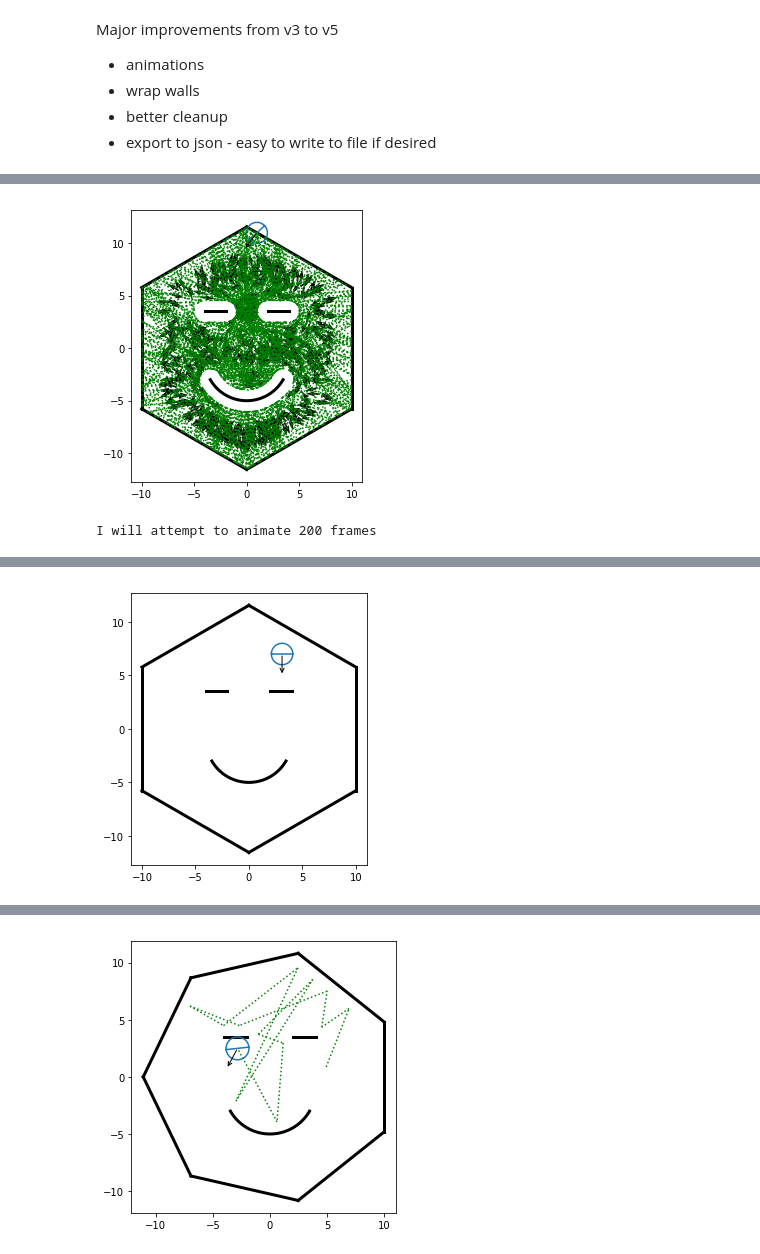
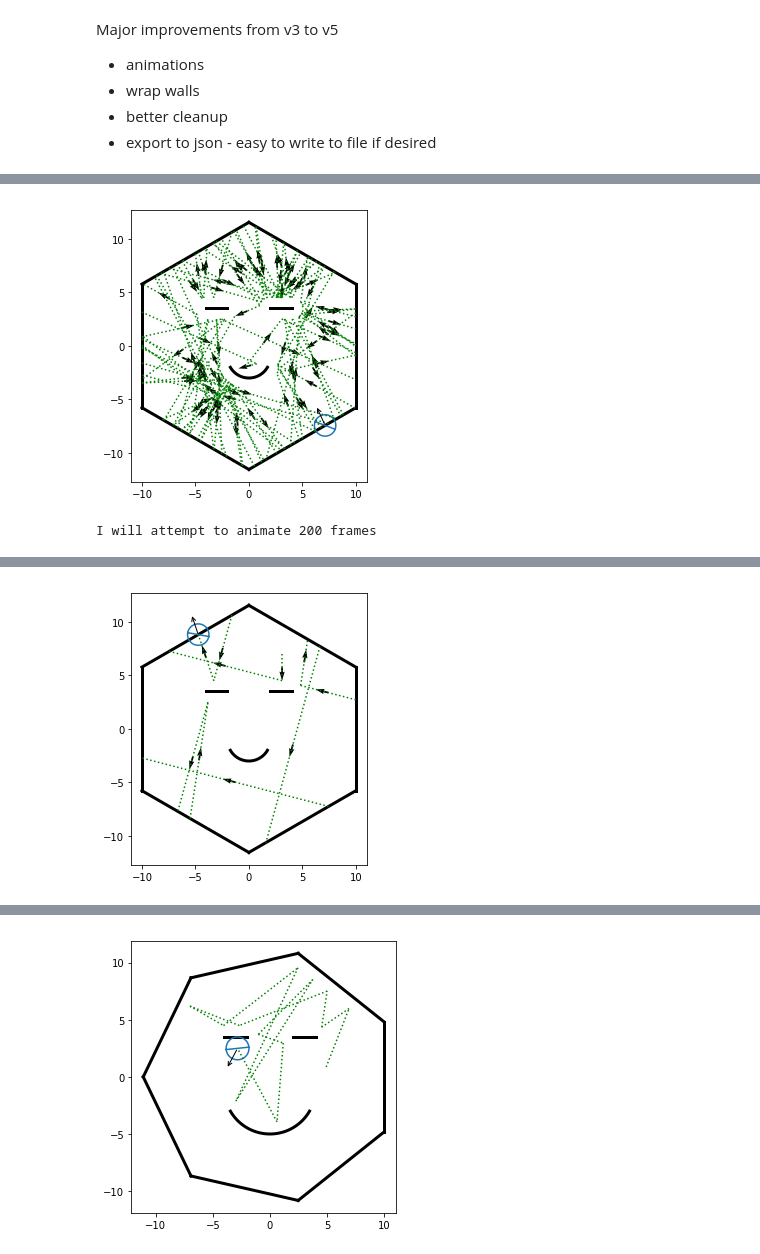
Before and after one commit to npetela/REU_2019, a Jupyter notebook: main_v6.ipynb, the cells around one changed output, grey strips where cells are left out. Drawn from its saved outputs; the diff is of its cells as text; code cells hidden in the pictures.

```diff
--- a/main_v6.ipynb
+++ b/main_v6.ipynb
@@ -735,8 +725,10 @@ def interpolate(part, frame_count=100):
     part['t_interp']    = interp(t_hist) + part['dt_interp']
     part['vel_interp']  = interp(vel_hist)
     part['spin_interp'] = interp(spin_hist)
+
     # position interp - start at collision point and repeatedly add vel*dt until we reach the next collision point
     part['pos_interp']  = interp(pos_hist) + part['vel_interp'] * part['dt_interp'][:,np.newaxis]
+
     # rotation interp - start at rotation at collision point and repeatedly add spin*dt until we reach the next collision point
     theta  = interp(rot_hist) + part['spin_interp'] * part['dt_interp']
     # Convert theta to rotation matrices.  Moveaxis puts the "step" axis in the first position; shape is steps x dim x dim
@@ -758,7 +750,7 @@ def embed_video(fname):
          </video>'''.format(encoded.decode('ascii'))))
 
 
-def animate(part, movie_time=10, frame_rate=60, show_trails=True, save=False, embed=True):
+def animate(part, movie_time=5, frame_rate=40, show_trails=True, save=True, embed=True):
     """
     Create animation
     """
@@ -939,10 +919,10 @@ I will attempt to animate 400 frames
 [interactive output not drawn]
 # %%
 ## Wrap Law
-
+np.seterr(all='raise')  # stops program when "warnings" occur.  Default is to continue, but this option makes debugging easier
 np.random.seed(5)  # produces the same thing every thing - easier for debugging
 
-steps = 1000
+steps = 100
 dim = 2
 
 part = Particle(radius=1.0, save=True)
@@ -957,92 +937,76 @@ offset = int(polygon_sides / 2)
 
 length = np.tan(np.pi / polygon_sides) * polygon_radius_inscribed
 for i, theta in enumerate(np.linspace(0, 2*np.pi, polygon_sides, endpoint=False)):
-    v = np.array([np.cos(theta), np.sin(theta)])
-    b = v * polygon_radius_inscribed
-    n = -1 * v
-    t = [n[1], -n[0]]
-    axes = [n, t]
+    n = np.array([np.cos(theta), np.sin(theta)])
+    b = n * polygon_radius_inscribed
     wrap_wall_idx = (i + offset) % polygon_sides
-    new_wall = FlatWall(base=b, axes=axes, radius=length, collision_law='wrap',
+    new_wall = FlatWall(base=b, normal=n, radius=length, collision_law='wrap',
                         wrap_wall_idx=wrap_wall_idx, hard=False, flip_pos=True, flip_vel=True)
     Walls.append(new_wall)
 
 
-scatterer_radius = 4
+scatterer_radius = 2
 assert (scatterer_radius < polygon_radius_inscribed), "scatterer won't fit in the polygon"  # checks that the scatterer fits
 new_wall = SphereWall(base=[0.0, -1.0], radius=scatterer_radius, max_polar_angle = np.pi/3,
-                      axes=[[0,-1],[1,0]])
+                      north=[0,-1], collision_law='no_slip')
 Walls.append(new_wall)
-if new_wall.max_polar_angle < np.pi:
-    new_wall.cap_endpoints(Walls)
 
 
-new_wall = FlatWall(base=[-3.0,3.5], axes=[0,1], radius=1, two_sided=True, collision_law='no_slip')
+new_wall = FlatWall(base=[-3.0,3.5], normal=[0,1], radius=1, two_sided=True, collision_law='no_slip')
 Walls.append(new_wall)
-new_wall.cap_endpoints(Walls)
 
-new_wall = FlatWall(base=[3.0,3.51], axes=[0,1], radius=1, two_sided=True, collision_law='no_slip')
+
+new_wall = FlatWall(base=[3.0,3.51], normal=[0,1], radius=1, two_sided=True, collision_law='no_slip')
 Walls.append(new_wall)
-new_wall.cap_endpoints(Walls)
 
 
 def initialize(part, Walls):
-    for i in range(len(Walls)):  # Tell each wall what slot in Walls they are in
+    for i, wall in enumerate(Walls):  # Tell each wall what slot in Walls they are in
         Walls[i].wall_idx = i
+        if wall.two_sided:
+            wall.cap_endpoints(Walls)
+
     part.wall_bdy_pts = np.array([wall.get_bdy_pts() for wall in Walls])  # Record wall_bdy_pts in part of convenience later
     part.get_bdy_pts()
 
     start_wall = Walls[0]
     part.wall_idx = start_wall.wall_idx
     part.pos = np.array([3.1, 7.0])
     part.vel = np.array([0.0, -1.1])
     part.spin = 4.5
     part.rot = 0.0
     part.t = 0
     part.check_real_collision_get_arclength()
     part.get_phi()
 
     # wrap_count tracks how many time particle passes through each wrap wall
     part.wrap_count = np.zeros(len(Walls), int)
     return part, Walls
 
 
 part, Walls = initialize(part, Walls)
 
-# Run it!!  Returns json record of run
 run(part, Walls)
 
-# To demostrate that we have recorded enough data in the json_record to fully
-# recreate the experiment, we delete part and re-construct it from the json_record only.
-
-path = part.save_path
-# del part, Walls
-
-# with open(path+"data.json", "r") as file:
-#     part = json.load(file)
-
-# for key, val in part.items():
-#     if isinstance(val, list):
-#         part[key] = np.array(val)  # Turns lists to arrays for convenience
 
 # Draw history
 ax = draw(part, stop_step=1000)
 plt.show()
 
 # Create animation
-part, anim = animate(part, movie_time=10, frame_rate=20, show_trails=True, save=True)
+part, anim = animate(part, movie_time=5, frame_rate=40, show_trails=True, save=True)
 # %% [output]
-[figure, old version]
+[figure, new version]
 I will attempt to animate 200 frames
 [interactive output not drawn]
 # %%
 #@title Interactive {run: "auto"}
-plot_steps=0 #@param {type:"slider", min:0, max:50, step:1}
+plot_steps=15 #@param {type:"slider", min:0, max:50, step:1}
 
-ax = draw(part, stop_step=plot_steps+1, arrows=False)
+ax = draw(part, stop_step=plot_steps+1, arrows=True)
 plt.show()
 # %% [output]
-[figure, old version]
+[figure, new version]
 # %%
 ## Specular Law
 
```
Also changed, not shown: parts of 4 cells of this notebook.
